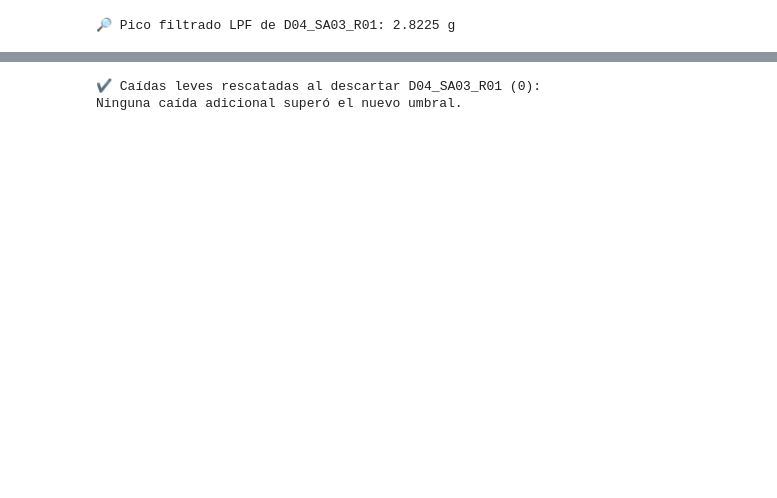
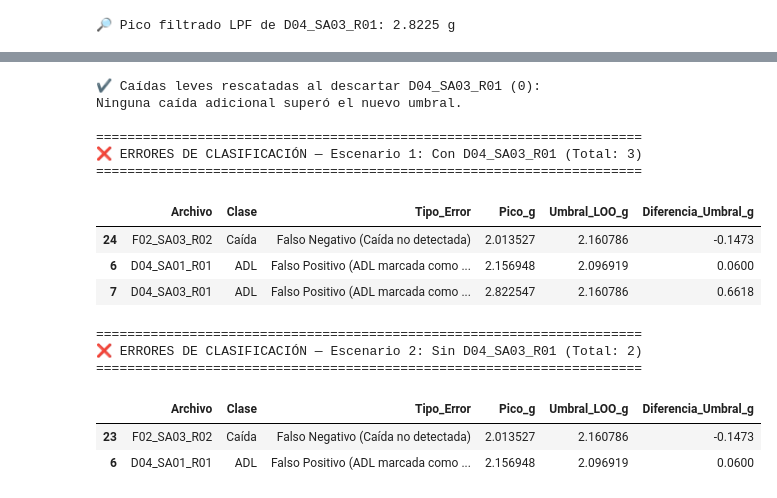
Before and after one commit to JeanCSH/Proyecto-final-de-filtros-, a Jupyter notebook: Entregable_1_filtro_LPF.ipynb, the cells around one changed output, grey strips where cells are left out. Drawn from its saved outputs; the diff is of its cells as text; code cells hidden in the pictures; blank space fills up the shorter version.

```diff
--- a/Entregable_1_filtro_LPF.ipynb
+++ b/Entregable_1_filtro_LPF.ipynb
@@ -8,7 +8,8 @@ import plotly.graph_objects as go
 
 #Frecuencia de muestreo del dataset
 FS = 200.0
-Ruta = Path("Archivos caídas\F06_SA01_R04.txt")
+# F02_SA03_R01.txt es el unico archivo que sigue clasificando de forma erronea
+Ruta = Path("Archivos caídas/F04_SA01_R01.txt")
 
 #columnas con los 9 canales contenidos en los dataset
 COLUMNAS = [
@@ -269,6 +285,30 @@ def evaluar_loocv(df_datos, nombre_escenario=""):
     return df, resumen
 
 
+def mostrar_errores(df_resultados, titulo):
+    """
+    Filtra e imprime las señales mal clasificadas diferenciando Falsos Negativos y Falsos Positivos.
+    """
+    errores = df_resultados[~df_resultados['Acierto']].copy()
+    print(f"\n{'='*70}")
+    print(f"❌ ERRORES DE CLASIFICACIÓN — {titulo} (Total: {len(errores)})")
+    print(f"{'='*70}")
+
+    if errores.empty:
+        print("¡Clasificación perfecta! No hubo señales mal clasificadas en este escenario.")
+        return
+
+    errores['Tipo_Error'] = np.where(
+        errores['y'] == 1,
+        'Falso Negativo (Caída no detectada)',
+        'Falso Positivo (ADL marcada como Caída)'
+    )
+    errores['Diferencia_Umbral_g'] = (errores['Pico_g'] - errores['Umbral_LOO_g']).round(4)
+
+    cols_mostrar = ['Archivo', 'Clase', 'Tipo_Error', 'Pico_g', 'Umbral_LOO_g', 'Diferencia_Umbral_g']
+    display(errores[cols_mostrar].sort_values(by=['Tipo_Error', 'Archivo']))
+
+
 # ==============================================================================
 # EJECUCIÓN DE LA PRUEBA DE HIPÓTESIS CON LPF (CON VS. SIN SEÑAL ANÓMALA)
 # ==============================================================================
@@ -284,30 +324,48 @@ else:
     print("⚠️ Advertencia: No se encontró 'D04_SA03_R01' en la carpeta.\n")
 
 # 2. Escenario A: Dataset completo (incluyendo D04_SA03_R01)
 df_res_con, metricas_con = evaluar_loocv(df_completo, "1. Con D04_SA03_R01 (LPF)")
 
 # 3. Escenario B: Dataset depurado (descartando D04_SA03_R01)
 df_sin_anomalo = df_completo[df_completo['Archivo'] != 'D04_SA03_R01'].copy()
 df_res_sin, metricas_sin = evaluar_loocv(df_sin_anomalo, "2. Sin D04_SA03_R01 (LPF)")
 
 # 4. Tabla comparativa de resultados
 df_comparacion = pd.DataFrame([metricas_con, metricas_sin]).set_index('Escenario')
 display(df_comparacion)
 
 # 5. Identificar qué caídas leves se rescatan al eliminar la anomalía
 caidas_ganadas = set(df_res_sin[(df_res_sin['y'] == 1) & (df_res_sin['Acierto'])]['Archivo']) - \
                  set(df_res_con[(df_res_con['y'] == 1) & (df_res_con['Acierto'])]['Archivo'])
 
 print(f"\n✔ Caídas leves rescatadas al descartar D04_SA03_R01 ({len(caidas_ganadas)}):")
 if caidas_ganadas:
     display(df_res_sin[df_res_sin['Archivo'].isin(caidas_ganadas)][['Archivo', 'Pico_g', 'Umbral_LOO_g']])
 else:
     print("Ninguna caída adicional superó el nuevo umbral.")
+
+# 6. Listado detallado de las señales en las que se equivocó cada escenario
+mostrar_errores(df_res_con, "Escenario 1: Con D04_SA03_R01")
+mostrar_errores(df_res_sin, "Escenario 2: Sin D04_SA03_R01")
 # %% [output]
 🔎 Pico filtrado LPF de D04_SA03_R01: 2.8225 g
 |  | Total Archivos | Umbral LPF Prom. (g) | Umbral Std (g) | Sensibilidad (%) | Especificidad (%) | ... |
 | Escenario |  |  |  |  |  | ... |
 | 1. Con D04_SA03_R01 (LPF) | 68 | 2.1598 | 0.0077 | 98.33 | 75.00 | ... |
 | 2. Sin D04_SA03_R01 (LPF) | 67 | 2.1598 | 0.0077 | 98.33 | 85.71 | ... |
 ✔ Caídas leves rescatadas al descartar D04_SA03_R01 (0):
 Ninguna caída adicional superó el nuevo umbral.
+
+======================================================================
+❌ ERRORES DE CLASIFICACIÓN — Escenario 1: Con D04_SA03_R01 (Total: 3)
+======================================================================
+|  | Archivo | Clase | Tipo_Error | Pico_g | Umbral_LOO_g | Diferencia_Umbral_g |
+| 24 | F02_SA03_R02 | Caída | Falso Negativo (Caída no detectada) | 2.013527 | 2.160786 | -0.1473 |
+| 6 | D04_SA01_R01 | ADL | Falso Positivo (ADL marcada como ... | 2.156948 | 2.096919 | 0.0600 |
+| 7 | D04_SA03_R01 | ADL | Falso Positivo (ADL marcada como ... | 2.822547 | 2.160786 | 0.6618 |
+======================================================================
+❌ ERRORES DE CLASIFICACIÓN — Escenario 2: Sin D04_SA03_R01 (Total: 2)
+======================================================================
+|  | Archivo | Clase | Tipo_Error | Pico_g | Umbral_LOO_g | Diferencia_Umbral_g |
+| 23 | F02_SA03_R02 | Caída | Falso Negativo (Caída no detectada) | 2.013527 | 2.160786 | -0.1473 |
+| 6 | D04_SA01_R01 | ADL | Falso Positivo (ADL marcada como ... | 2.156948 | 2.096919 | 0.0600 |
```
Also changed, not shown: parts of 5 cells of this notebook, 2 other files.
